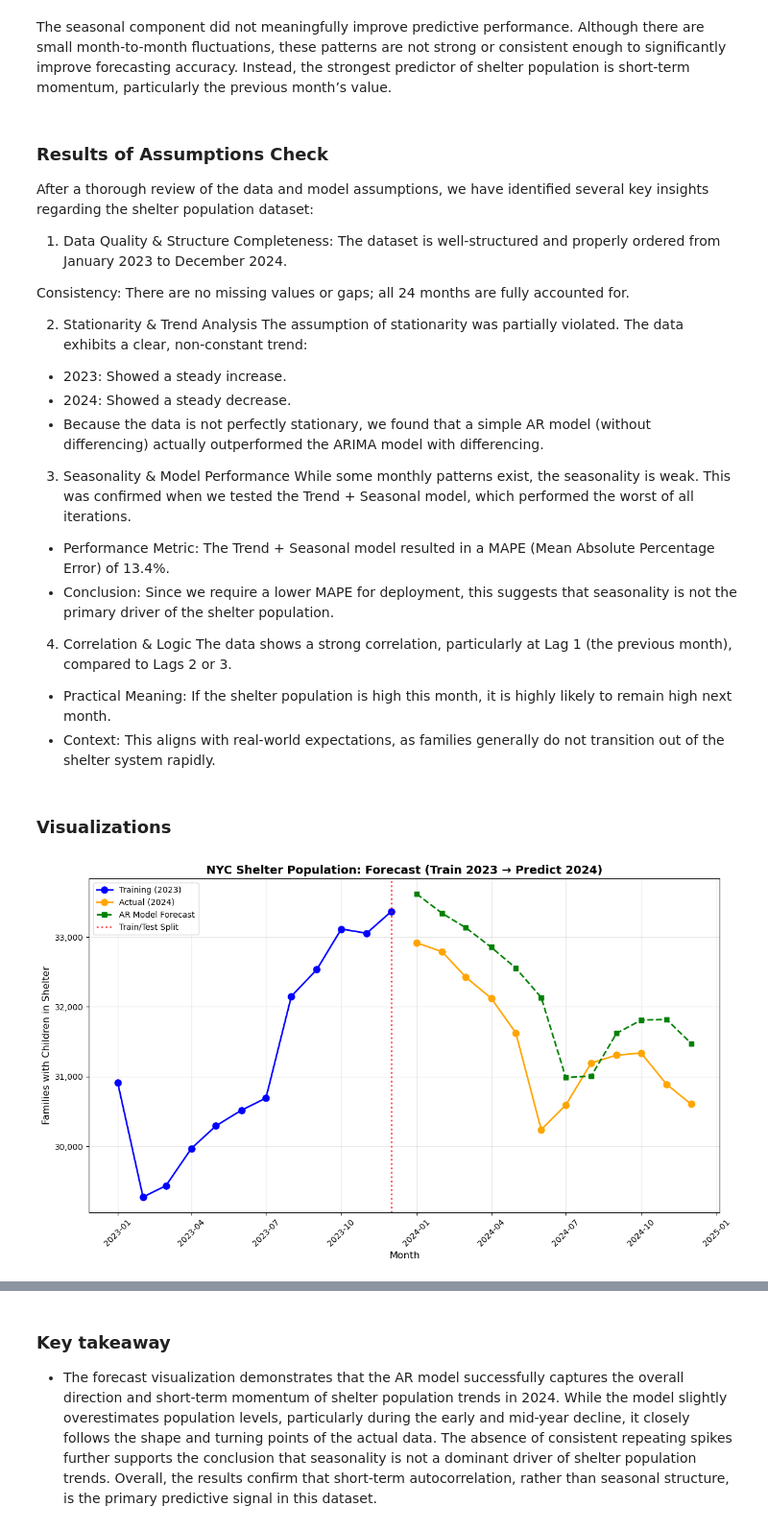
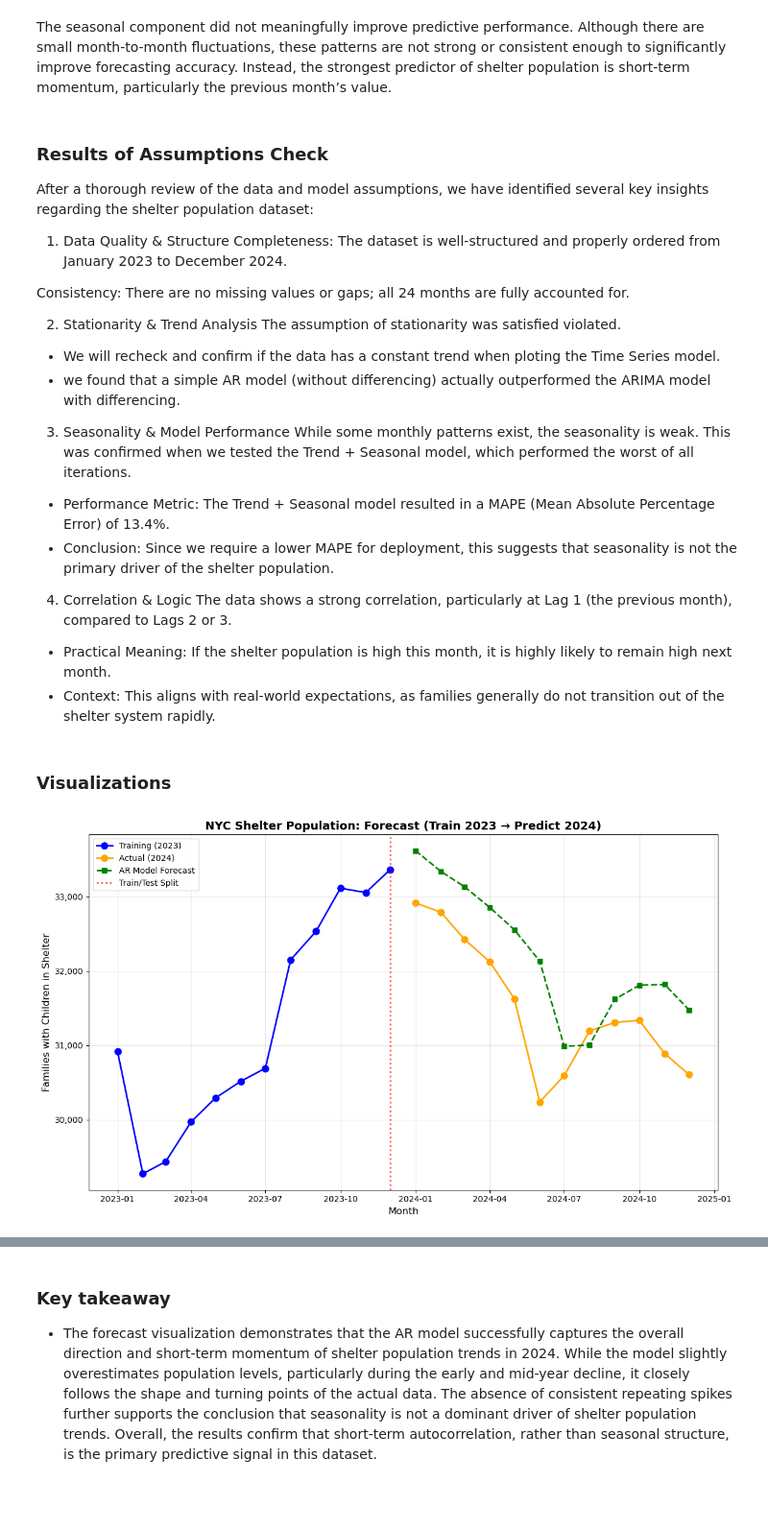
Before and after one commit to Angelk119/CID_Food_Access, a Jupyter notebook: python/notebooks/modeling/models.ipynb, the cells around one changed output, grey strips where cells are left out. Shown at 96% size. Saved outputs shown, nothing was run; the diff lists cells and outputs as text; code cells hidden in the pictures; blank space fills up the shorter version.

Commit message:
Model notebook updated with all feedback correction

```diff
--- a/python/notebooks/modeling/models.ipynb
+++ b/python/notebooks/modeling/models.ipynb
@@ -872,10 +910,9 @@ Completeness: The dataset is well-structured and properly ordered from January 2
 Consistency: There are no missing values or gaps; all 24 months are fully accounted for.
 
 2. Stationarity & Trend Analysis
-The assumption of stationarity was partially violated. The data exhibits a clear, non-constant trend:
-- 2023: Showed a steady increase.
-- 2024: Showed a steady decrease.
-- Because the data is not perfectly stationary, we found that a simple AR model (without differencing) actually outperformed the ARIMA model with differencing.
+The assumption of stationarity was satisfied violated.
+- We will recheck and confirm if the data has a constant trend when ploting the Time Series model.
+- we found that a simple AR model (without differencing) actually outperformed the ARIMA model with differencing.
 
 3. Seasonality & Model Performance
 While some monthly patterns exist, the seasonality is weak. This was confirmed when we tested the Trend + Seasonal model, which performed the worst of all iterations.
@@ -891,30 +928,30 @@ The data shows a strong correlation, particularly at Lag 1 (the previous month),
 # %%
 import matplotlib.pyplot as plt
 
 # Create a single figure and axis
 plt.figure(figsize=(12, 7))
 ax = plt.gca()
 
 # --- Plot: Time Series with Forecasts ---
 ax.plot(train_data.index, train_data.values, 'b-', linewidth=2, label='Training (2023)', marker='o', markersize=8)
 ax.plot(test_data.index, test_data.values, 'orange', linewidth=2, label='Actual (2024)', marker='o', markersize=8)
 ax.plot(test_data.index[:len(ar_predictions)], ar_predictions, 'g--', linewidth=2, label='AR Model Forecast', marker='s', markersize=6)
 
 # Vertical line to show the split point
 ax.axvline(x=train_data.index[-1], color='red', linestyle=':', alpha=0.7, linewidth=2, label='Train/Test Split')
 
 # Formatting
 ax.set_xlabel('Month', fontsize=12)
 ax.set_ylabel('Families with Children in Shelter', fontsize=12)
 ax.set_title('NYC Shelter Population: Forecast (Train 2023 → Predict 2024)', fontsize=14, fontweight='bold')
 ax.legend(loc='upper left', fontsize=10)
 ax.grid(True, alpha=0.3)
-plt.xticks(rotation=45)
+plt.xticks(rotation=0)
 
 # Add thousands separator to y-axis
 ax.get_yaxis().set_major_formatter(plt.FuncFormatter(lambda x, p: f'{x:,.0f}'))
 
 plt.tight_layout()
 plt.show()
 # %% [output]
-[figure, old version]
+[figure, new version]
```
Also changed, not shown: parts of 13 cells of this notebook.
